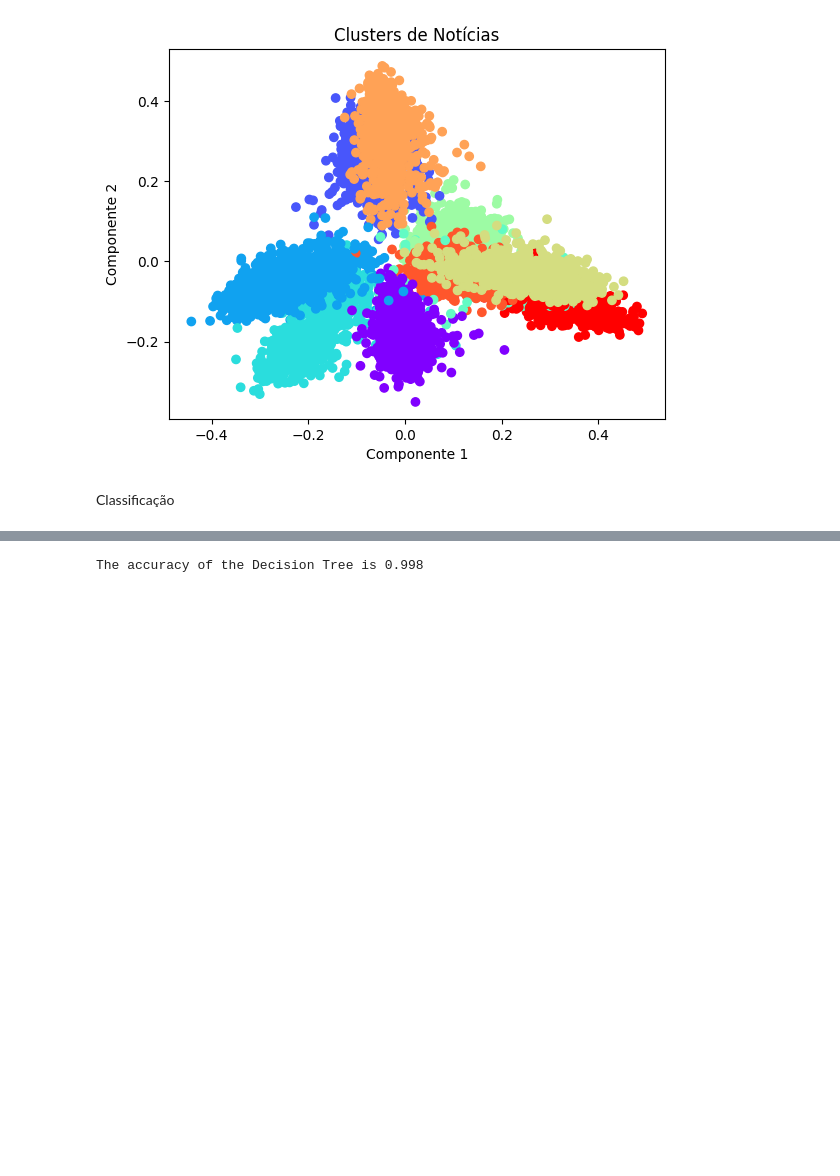
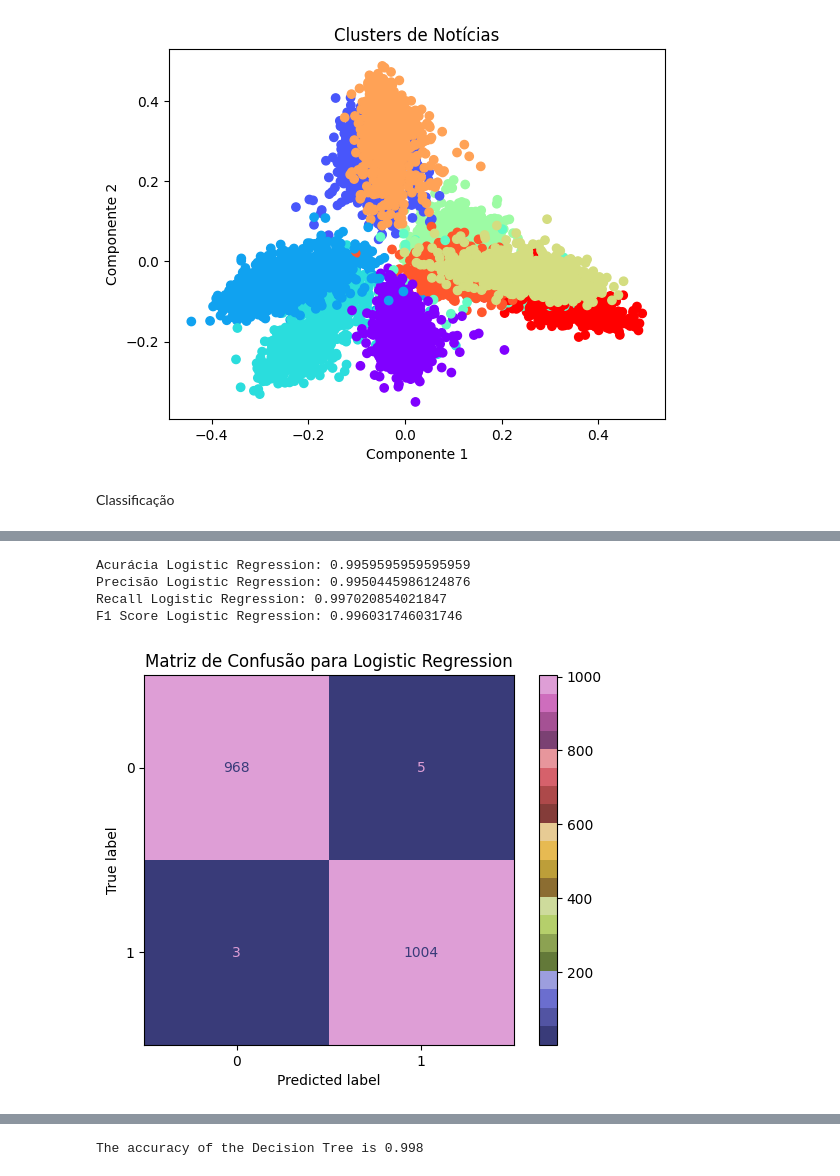
Before and after one commit to luizhcsantos/Projeto_CienciaDados, a Jupyter notebook: notebooks/etapa2.ipynb, the cells around one changed output, grey strips where cells are left out. Saved outputs shown, nothing was run; the diff lists cells and outputs as text; code cells hidden in the pictures; blank space fills up the shorter version.

```diff
--- a/notebooks/etapa2.ipynb
+++ b/notebooks/etapa2.ipynb
@@ -356,0 +320,30 @@ K-Nearest Neighbors F1 Score do Teste: 0.8725799189554255
+# %%
+# Treinar o modelo Logistic Regression
+modelo_lr = LogisticRegression(max_iter=1000)
+modelo_lr.fit(x_treino_tfidf, y_treino)
+
+# Avaliar o modelo Logistic Regression
+y_teste_pred_lr = modelo_lr.predict(x_teste_tfidf)
+acuracia_lr = accuracy_score(y_teste, y_teste_pred_lr)
+precisao_lr = precision_score(y_teste, y_teste_pred_lr)
+recall_lr = recall_score(y_teste, y_teste_pred_lr)
+f1_lr = f1_score(y_teste, y_teste_pred_lr)
+
+print(f"Acurácia Logistic Regression: {acuracia_lr}")
+print(f"Precisão Logistic Regression: {precisao_lr}")
+print(f"Recall Logistic Regression: {recall_lr}")
+print(f"F1 Score Logistic Regression: {f1_lr}")
+
+# Matriz de Confusão Logistic Regression
+cm_lr = confusion_matrix(y_teste, y_teste_pred_lr)
+disp_lr = ConfusionMatrixDisplay(confusion_matrix=cm_lr, display_labels=rotulos_unicos)
+disp_lr.plot(cmap='tab20b')
+plt.title('Matriz de Confusão para Logistic Regression')
+plt.savefig('../images/matriz_confusao_logistic_regression.png', dpi=300)
+plt.show()
+# %% [output]
+Acurácia Logistic Regression: 0.9959595959595959
+Precisão Logistic Regression: 0.9950445986124876
+Recall Logistic Regression: 0.997020854021847
+F1 Score Logistic Regression: 0.996031746031746
+[figure, added]
```
Also changed, not shown: parts of 7 cells of this notebook, 6 other files.
